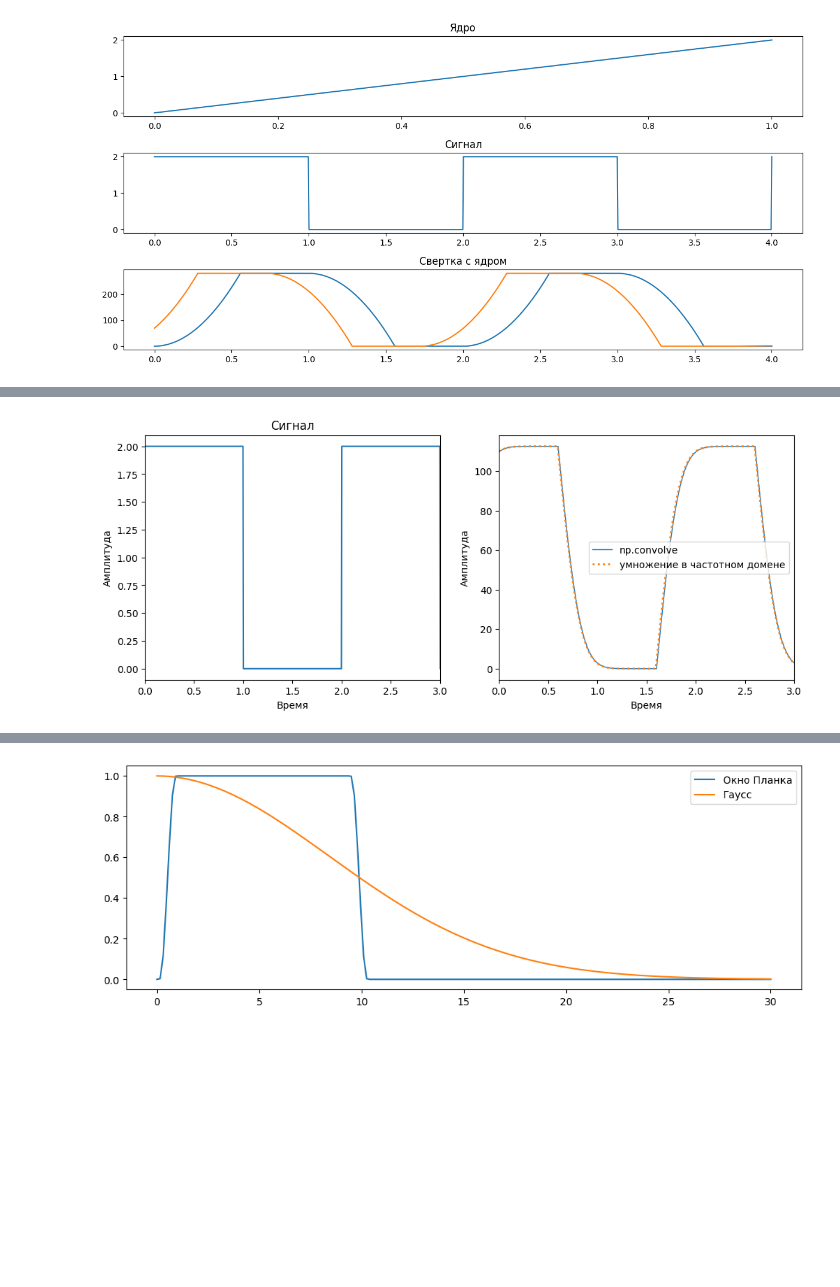
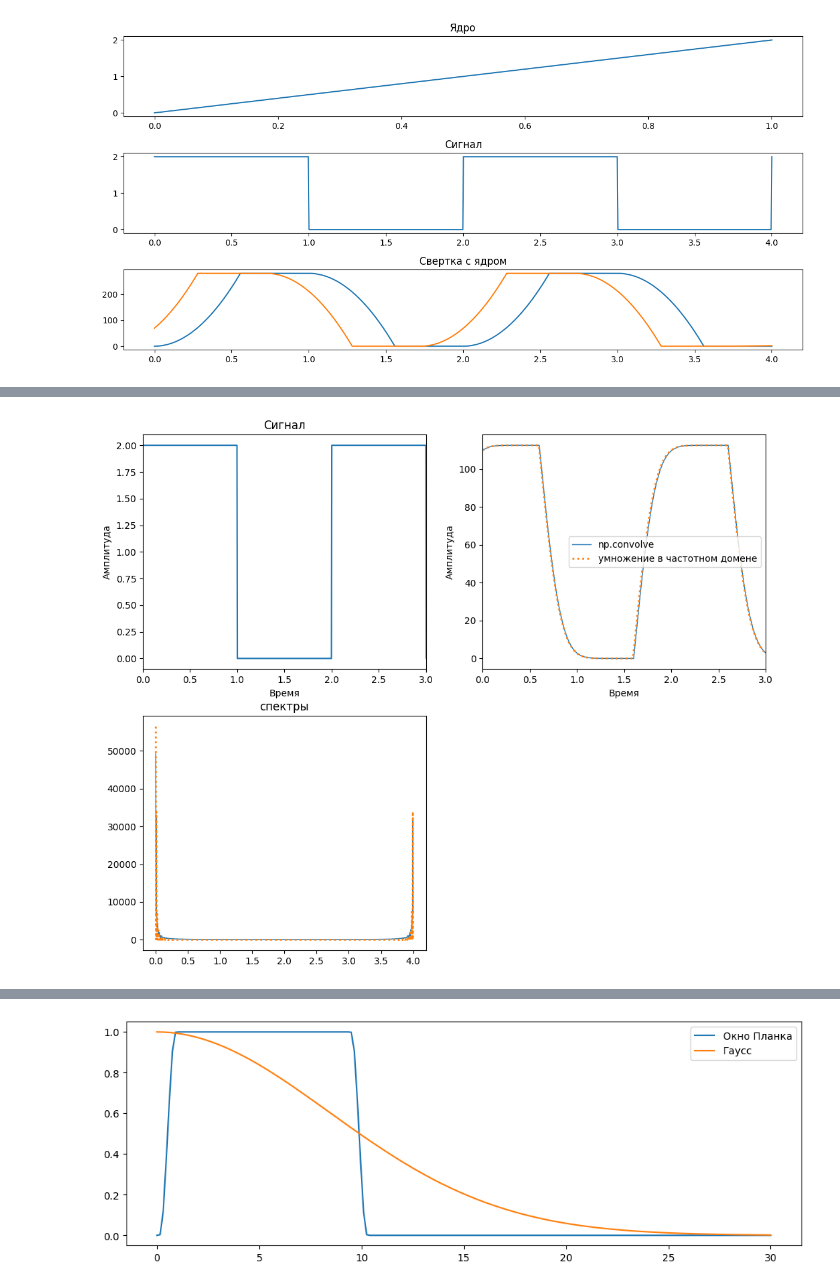
Before and after one commit to EmelyanovAlexey/digital_signal, a Jupyter notebook: lab_5.ipynb, the cells around one changed output, grey strips where cells are left out. Saved outputs shown, nothing was run; the diff lists cells and outputs as text; code cells hidden in the pictures; blank space fills up the shorter version.

```diff
--- a/lab_5.ipynb
+++ b/lab_5.ipynb
@@ -146,28 +144,36 @@ conv_fft = cos_spec * kernel_spec
 conv_mlt = np.fft.ifft(conv_fft)
 
 conved_np = np.convolve(signal, kernel_expo_vals, 'same')
+
+spectr_conved_np = np.fft.fft(conved_np)
+spectr_conv_mlt = np.fft.fft(conv_mlt)
 # %%
 fig = plt.figure(figsize=(12,10))
 plt.subplots_adjust(wspace=0.2, hspace=0.2)
 
 plt.subplot(221)
 plt.title("Cигнал")
 plt.plot(t, signal)
 plt.xlabel('Время')
 plt.ylabel('Амплитуда')
 plt.xlim([0, 3])
 
 plt.subplot(222)
 plt.plot(t, conved_np, label='np.convolve', linewidth=1)
 plt.plot(t, conv_mlt, label='умножение в частотном домене',  linestyle='dotted', linewidth=2)
 plt.xlabel('Время')
 plt.ylabel('Амплитуда')
 plt.xlabel('Время')
 plt.legend()
 plt.xlim([0, 3])
 
+plt.subplot(223)
+plt.title("спектры")
+plt.plot(t, np.abs(spectr_conved_np), label='np.convolve', linewidth=1)
+plt.plot(t, np.abs(spectr_conv_mlt), label='умножение в частотном домене',  linestyle='dotted', linewidth=2)
+
 plt.show()
 # %% [output]
-[figure, old version]
+[figure, new version]
 # %% [markdown]
 ![image.png](attachment:image.png)
```
Also changed, not shown: parts of 13 cells of this notebook, 1 other file.
